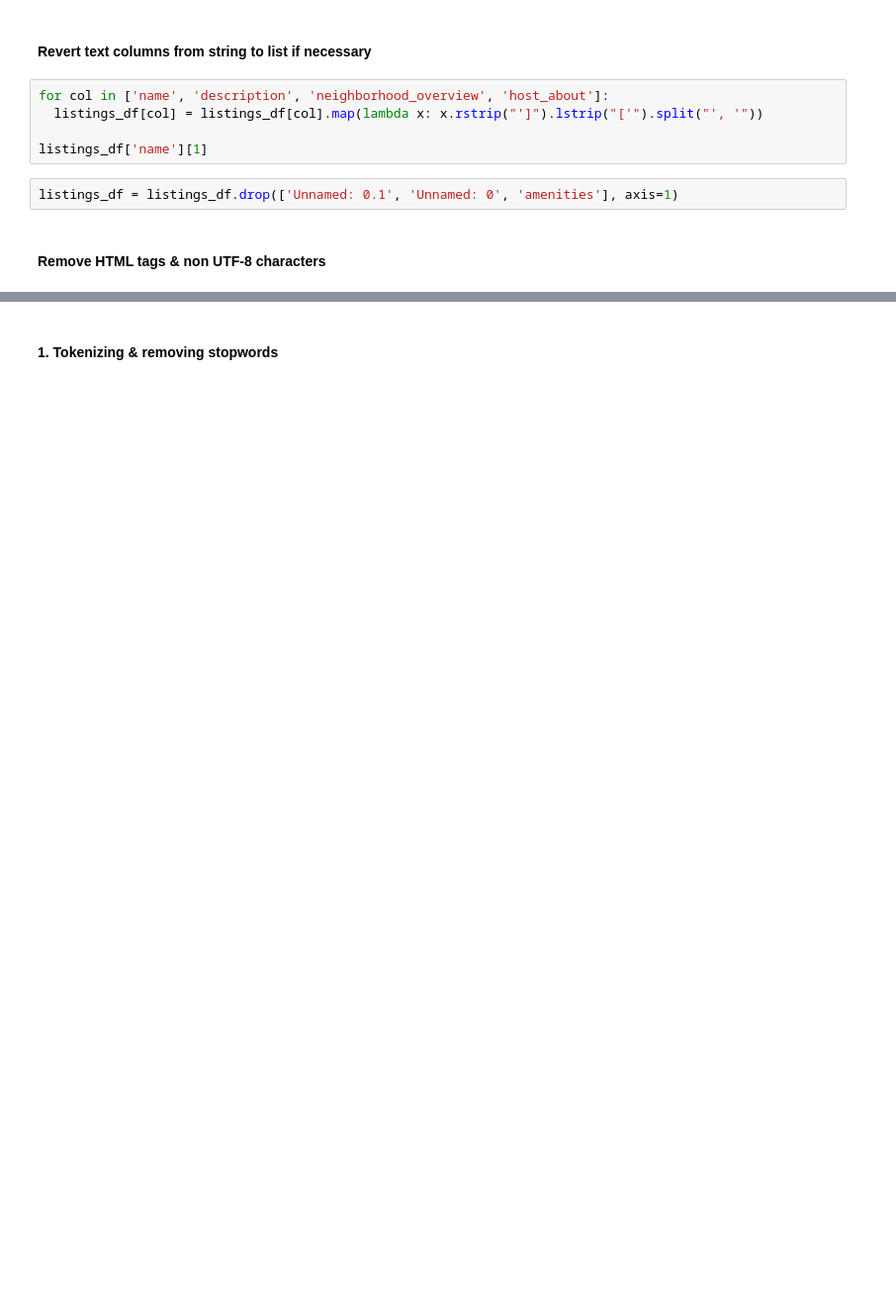
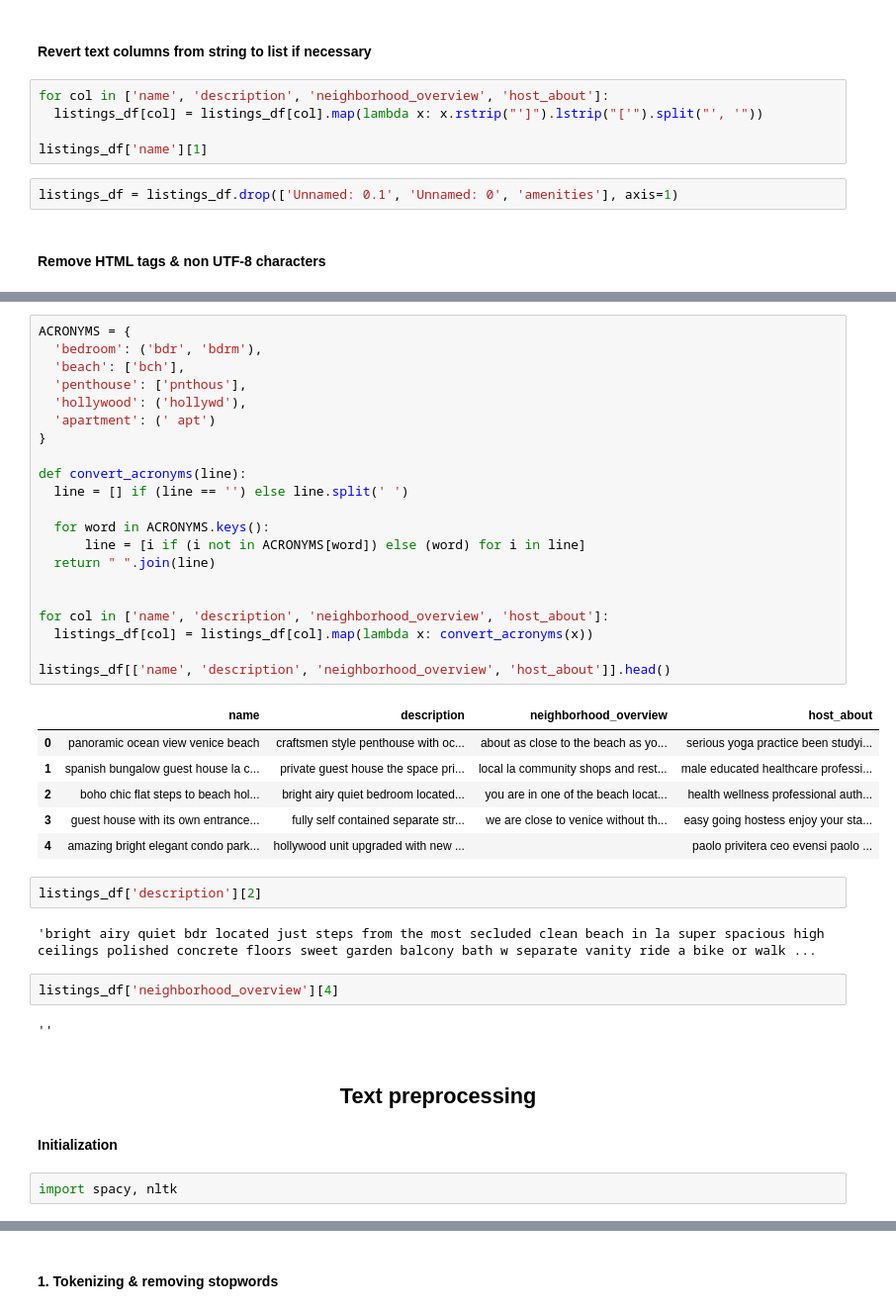
Before and after one commit to marked01one/rio-airbnb-predictive-model, a Jupyter notebook: notebooks/text_clean.ipynb, the cells around one changed output, grey strips where cells are left out. Shown at 99% size. Drawn from its saved outputs; the diff is of its cells as text; blank space fills up the shorter version.

```diff
--- a/notebooks/text_clean.ipynb
+++ b/notebooks/text_clean.ipynb
@@ -64 +100,43 @@ for col in ['name', 'description', 'neighborhood_overview', 'host_about']:
+# %%
+ACRONYMS = {
+  'bedroom': ('bdr', 'bdrm'),
+  'beach': ['bch'],
+  'penthouse': ['pnthous'],
+  'hollywood': ('hollywd'),
+  'apartment': (' apt')
+}
+
+def convert_acronyms(line):
+  line = [] if (line == '') else line.split(' ')
+
+  for word in ACRONYMS.keys():
+      line = [i if (i not in ACRONYMS[word]) else (word) for i in line]
+  return " ".join(line)
+
+
+for col in ['name', 'description', 'neighborhood_overview', 'host_about']:
+  listings_df[col] = listings_df[col].map(lambda x: convert_acronyms(x))
+
+listings_df[['name', 'description', 'neighborhood_overview', 'host_about']].head()
+# %% [output]
+|  | name | description | neighborhood_overview | host_about |
+| 0 | panoramic ocean view venice beach | craftsmen style penthouse with oc... | about as close to the beach as yo... | serious yoga practice been studyi... |
+| 1 | spanish bungalow guest house la c... | private guest house the space pri... | local la community shops and rest... | male educated healthcare professi... |
+| 2 | boho chic flat steps to beach hol... | bright airy quiet bedroom located... | you are in one of the beach locat... | health wellness professional auth... |
+| 3 | guest house with its own entrance... | fully self contained separate str... | we are close to venice without th... | easy going hostess enjoy your sta... |
+| 4 | amazing bright elegant condo park... | hollywood unit upgraded with new ... |  | paolo privitera ceo evensi paolo ... |
+# %%
+listings_df['description'][2]
+# %% [output]
+'bright airy quiet bdr located just steps from the most secluded clean beach in la super spacious high ceilings polished concrete floors sweet garden balcony bath w separate vanity ride a bike or walk ...
+# %%
+listings_df['neighborhood_overview'][4]
+# %% [output]
+''
+# %% [markdown]
+<h2 align='center'>Text preprocessing</h2>
+
+#### Initialization
+# %%
+import spacy, nltk
 # %%
```
Also changed, not shown: parts of 15 cells of this notebook, 2 other files.
